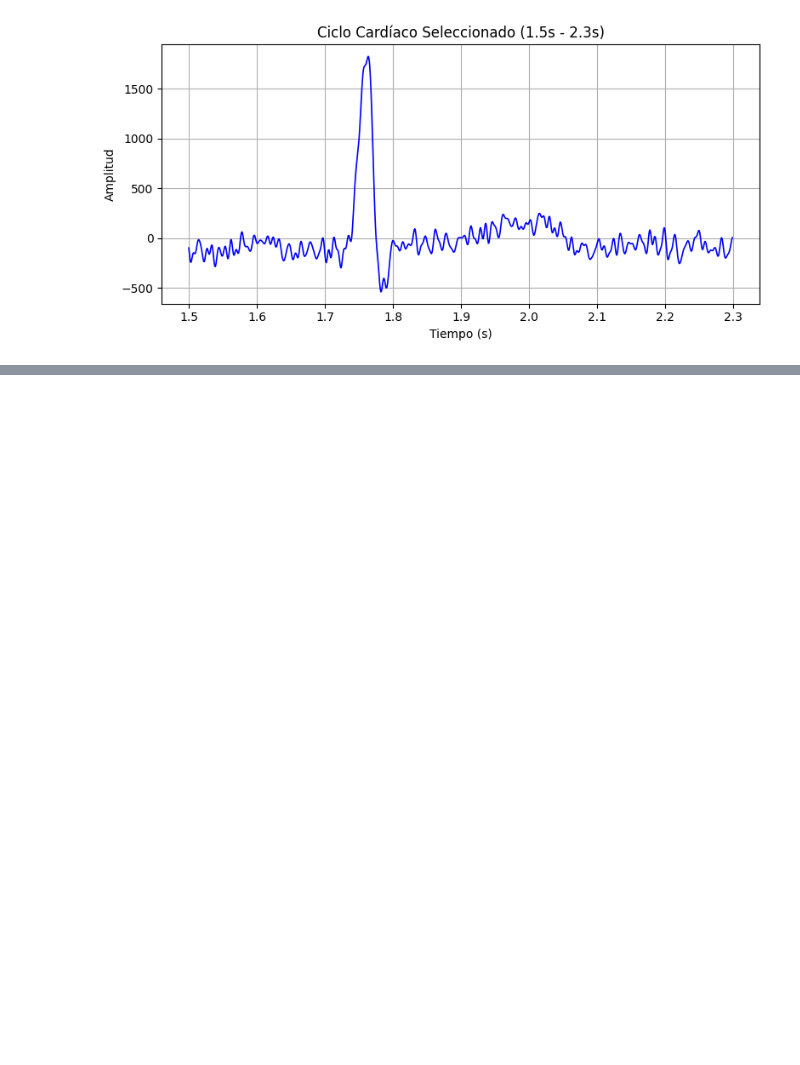
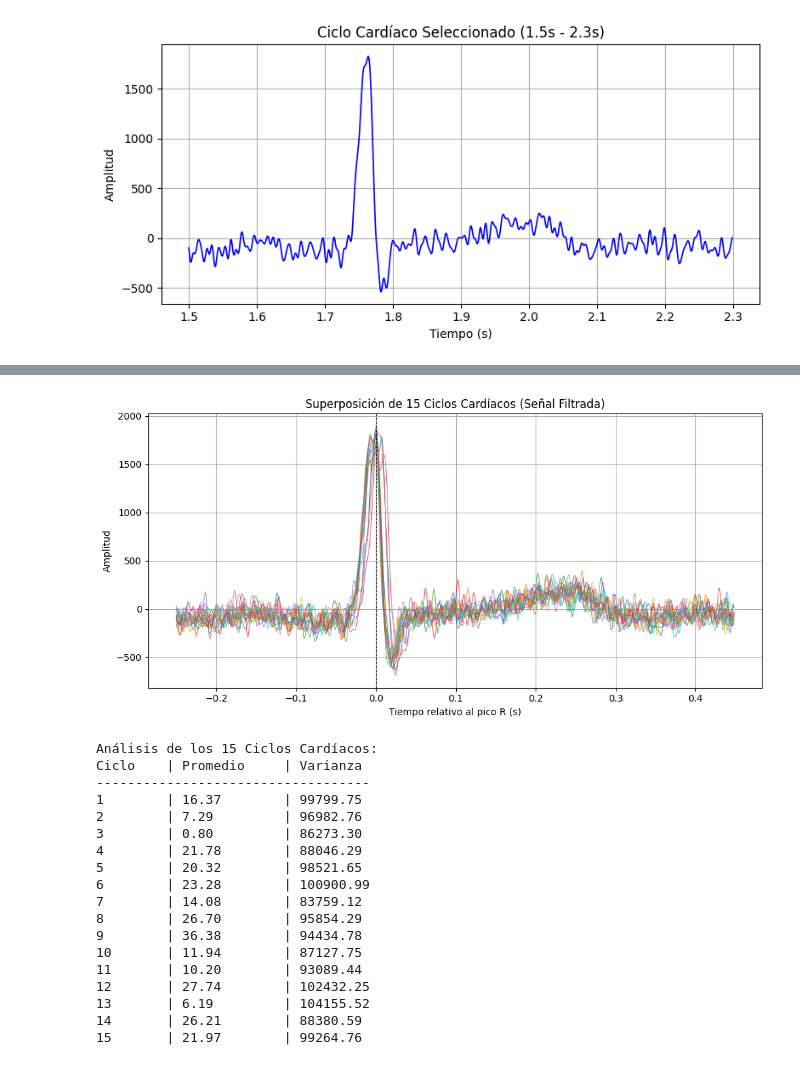
Before and after one commit to JeroXx11/Lab_Biosenales, a Jupyter notebook: Practica_2/Practica_2.ipynb, the cells around one changed output, grey strips where cells are left out. Cells and saved outputs as stored; diff of their text form; code cells hidden in the pictures; blank space fills up the shorter version.

```diff
--- a/Practica_2/Practica_2.ipynb
+++ b/Practica_2/Practica_2.ipynb
@@ -178,0 +202,72 @@ Desviación Estándar: 294.56
+# %%
+# 1. Detectar los picos R en la señal filtrada
+distancia_minima = int(0.6 * Fs)
+picos, _ = find_peaks(senal_filtrada, height=1000, distance=distancia_minima)
+
+# Definir la ventana del ciclo
+vent_antes = int(0.25 * Fs)
+vent_despues = int(0.45 * Fs)
+
+# CORRECCIÓN: Filtrar los picos para asegurar que tengan espacio suficiente a los lados
+picos_validos = []
+for p in picos:
+    if (p - vent_antes >= 0) and (p + vent_despues < len(senal_filtrada)):
+        picos_validos.append(p)
+
+# Seleccionar exactamente 15 picos válidos
+picos_validos = picos_validos[:15]
+
+promedios = []
+varianzas = []
+
+# 2. Graficar los ciclos superpuestos
+plt.figure(figsize=(10, 5))
+t_relativo = np.arange(-vent_antes, vent_despues) / Fs
+
+for i, pico in enumerate(picos_validos): # Asegúrate de usar picos_validos aquí
+    # Extraer el fragmento del ciclo
+    ciclo = senal_filtrada[pico - vent_antes : pico + vent_despues]
+
+    # Calcular métricas
+    promedios.append(np.mean(ciclo))
+    varianzas.append(np.var(ciclo))
+
+    # Graficar con transparencia
+    plt.plot(t_relativo, ciclo, linewidth=0.8, alpha=0.7)
+
+# ... (El resto del código de la gráfica y los prints se mantiene igual) ...
+
+plt.title("Superposición de 15 Ciclos Cardíacos (Señal Filtrada)")
+plt.xlabel("Tiempo relativo al pico R (s)")
+plt.ylabel("Amplitud")
+plt.grid(True)
+plt.axvline(x=0, color='black', linestyle='--', linewidth=0.8) # Marcar el pico R
+plt.tight_layout()
+plt.show()
+
+# 3. Imprimir la tabla de resultados estadísticos
+print("Análisis de los 15 Ciclos Cardíacos:")
+print(f"{'Ciclo':<8} | {'Promedio':<12} | {'Varianza'}")
+print("-" * 35)
+for i in range(15):
+    print(f"{i+1:<8} | {promedios[i]:<12.2f} | {varianzas[i]:.2f}")
+# %% [output]
+[figure, added]
+Análisis de los 15 Ciclos Cardíacos:
+Ciclo    | Promedio     | Varianza
+-----------------------------------
+1        | 16.37        | 99799.75
+2        | 7.29         | 96982.76
+3        | 0.80         | 86273.30
+4        | 21.78        | 88046.29
+5        | 20.32        | 98521.65
+6        | 23.28        | 100900.99
+7        | 14.08        | 83759.12
+8        | 26.70        | 95854.29
+9        | 36.38        | 94434.78
+10       | 11.94        | 87127.75
+11       | 10.20        | 93089.44
+12       | 27.74        | 102432.25
+13       | 6.19         | 104155.52
+14       | 26.21        | 88380.59
+15       | 21.97        | 99264.76
```
Also changed, not shown: parts of 5 cells of this notebook.
